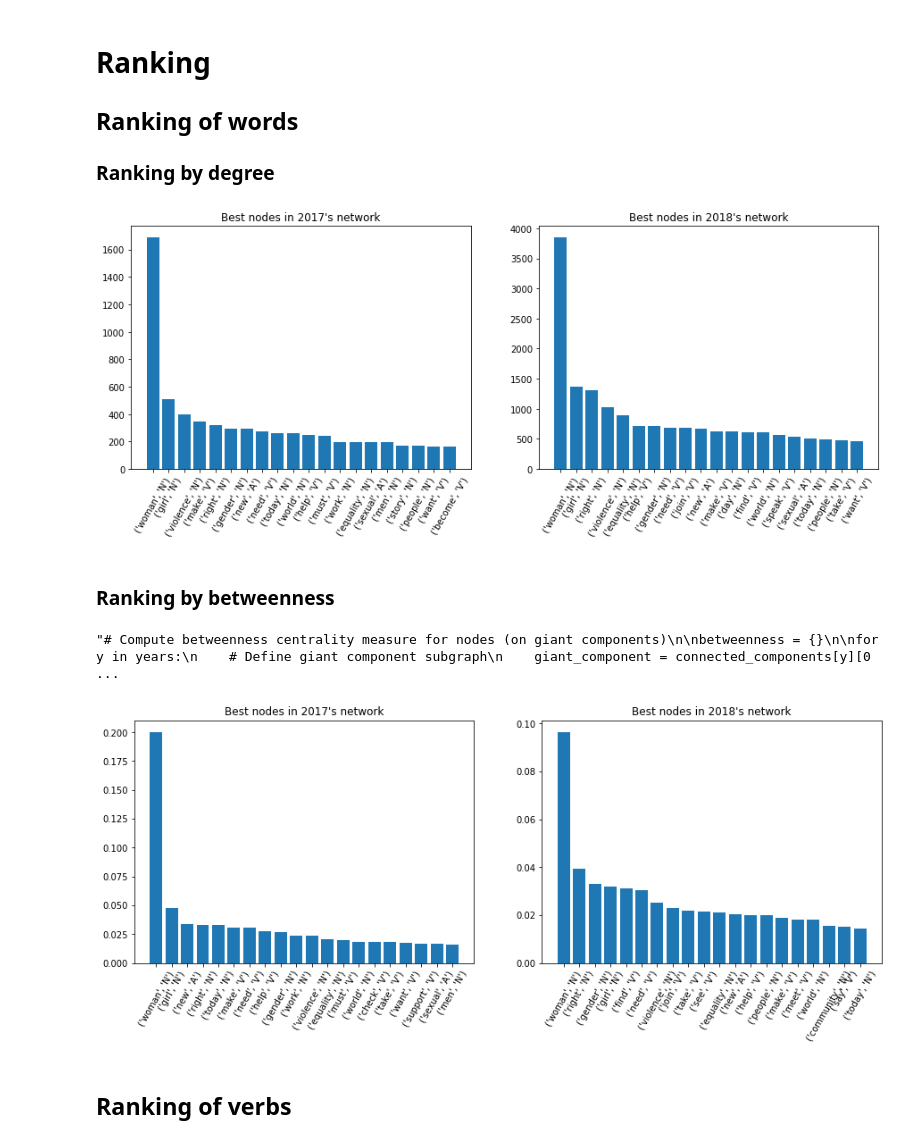
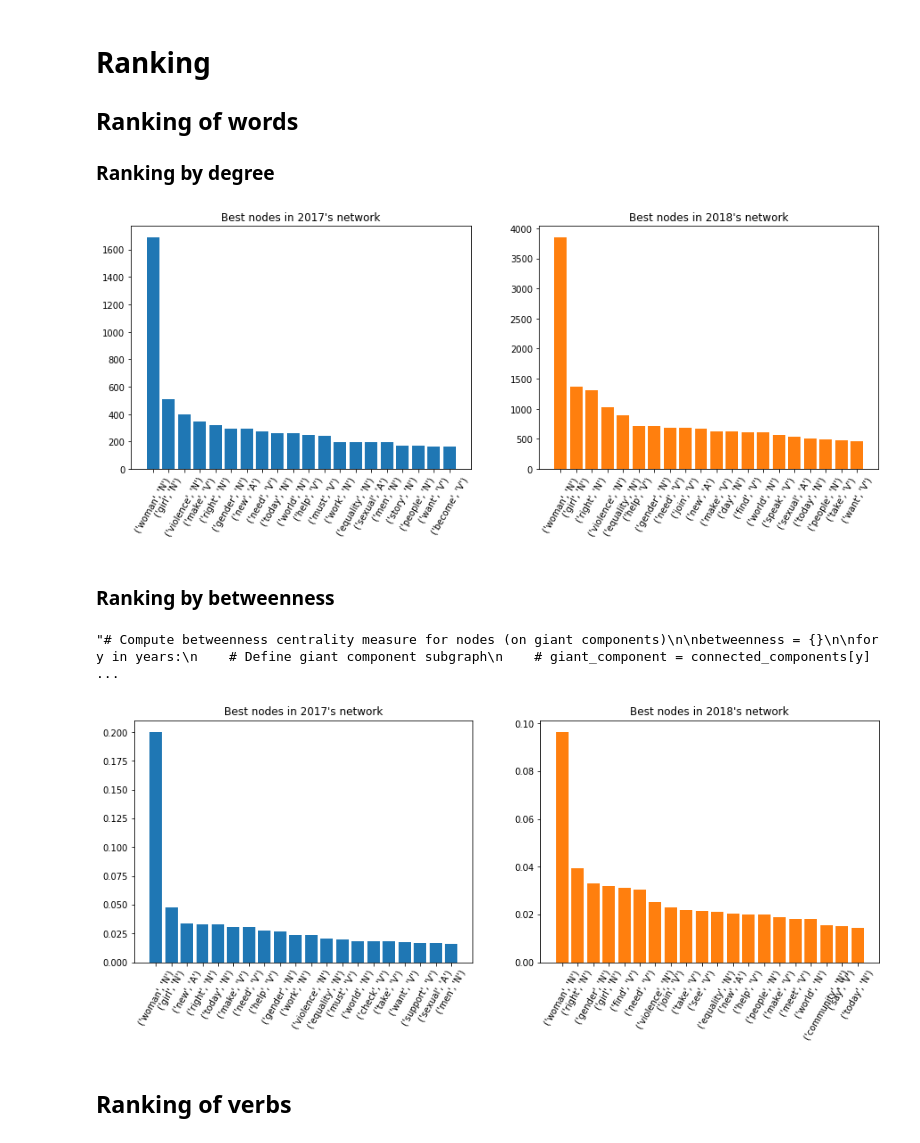
Before and after one commit to damiclem/feminism_network, a Jupyter notebook: analysis.ipynb, the cells around one changed output. Drawn from its saved outputs; the diff is of its cells as text; code cells hidden in the pictures.

```diff
--- a/analysis.ipynb
+++ b/analysis.ipynb
@@ -511,12 +520,13 @@ fig, axs = plt.subplots(1, 2, figsize=(15, 5))
 for i, y in enumerate(years):
     degree = get_degree(network[y]).sort_values(ascending=False)
     _ = axs[i].set_title('Best nodes in {:d}\'s network'.format(y))
-    _ = axs[i].bar(degree.index[:best].map(lambda x: str(i2w[x])), degree.values[:best])
+    _ = axs[i].bar(degree.index[:best].map(lambda x: str(i2w[x])), degree.values[:best], color=colors[i])
     _ = axs[i].tick_params(axis='x', labelrotation=60)
 # Show plot
+_ = plt.savefig('images/analysis/words_rank_degree.png')
 _ = plt.show()
 # %% [output]
-[figure, old version]
+[figure, new version]
 # %% [markdown]
 ### Ranking by betweenness
 # %%
@@ -534,24 +544,25 @@ for y in years:
 # Save betweenness as numpy array
 np.save('data/betweenness.npy', betweenness)"""
 # %% [output]
-"# Compute betweenness centrality measure for nodes (on giant components)\n\nbetweenness = {}\n\nfor y in years:\n    # Define giant component subgraph\n    giant_component = connected_components[y][0 ...
+"# Compute betweenness centrality measure for nodes (on giant components)\n\nbetweenness = {}\n\nfor y in years:\n    # Define giant component subgraph\n    # giant_component = connected_components[y] ...
 # %%
 # Load betweenness
 betweenness = np.load('data/betweenness.npy', allow_pickle=True).item()
 # %%
 # Define subset (firs n-th)
 best = 20
 
 # Make plot
 fig, axs = plt.subplots(1, 2, figsize=(15, 5))
 for i, y in enumerate(years):
     btw = pd.Series(betweenness[y]).sort_values(ascending=False)
     _ = axs[i].set_title('Best nodes in {:d}\'s network'.format(y))
-    _ = axs[i].bar(btw.index[:best].map(lambda x: str(i2w[x])), btw.values[:best])
+    _ = axs[i].bar(btw.index[:best].map(lambda x: str(i2w[x])), btw.values[:best], color=colors[i])
     _ = axs[i].tick_params(axis='x', labelrotation=60)
+_ = plt.savefig('images/analysis/words_rank_btw.png')
 _ = plt.show()
 # %% [output]
-[figure, old version]
+[figure, new version]
 # %% [markdown]
 ## Ranking of verbs
 # %%
```
Also changed, not shown: parts of 15 cells of this notebook.
